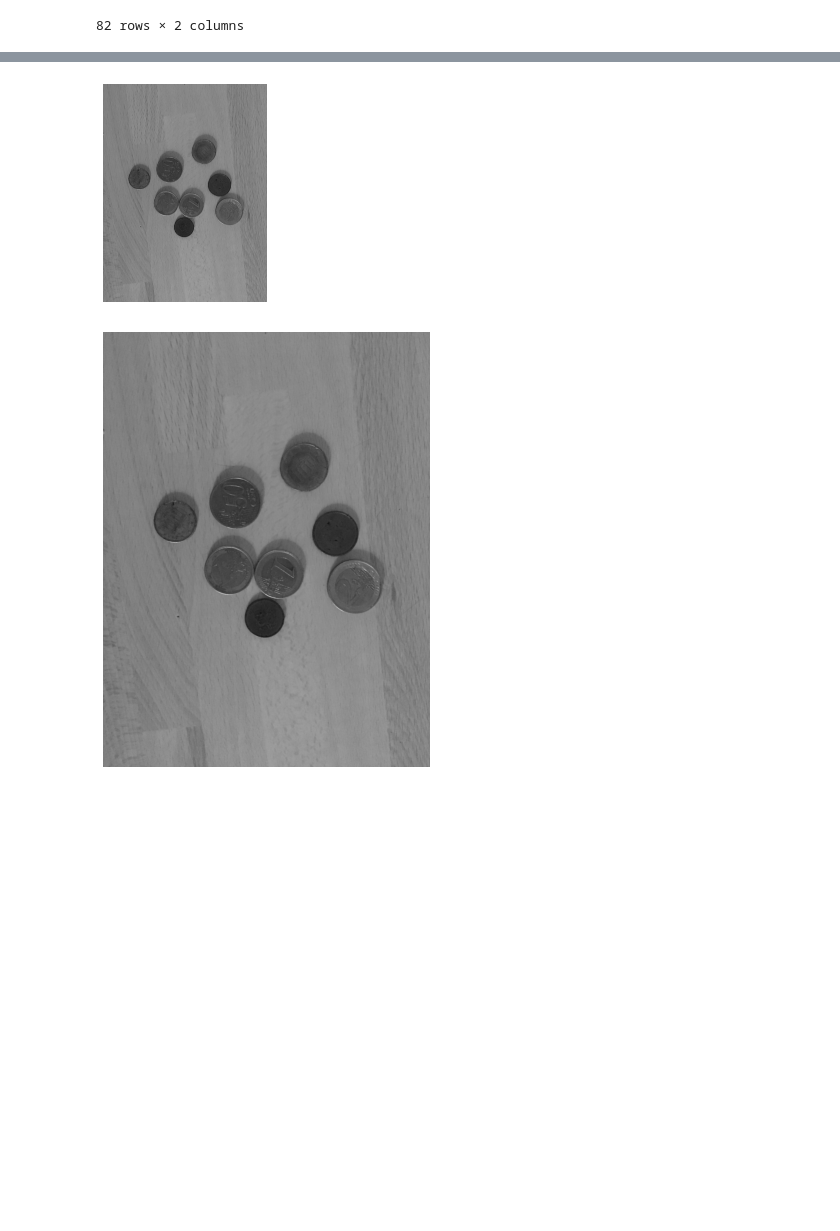
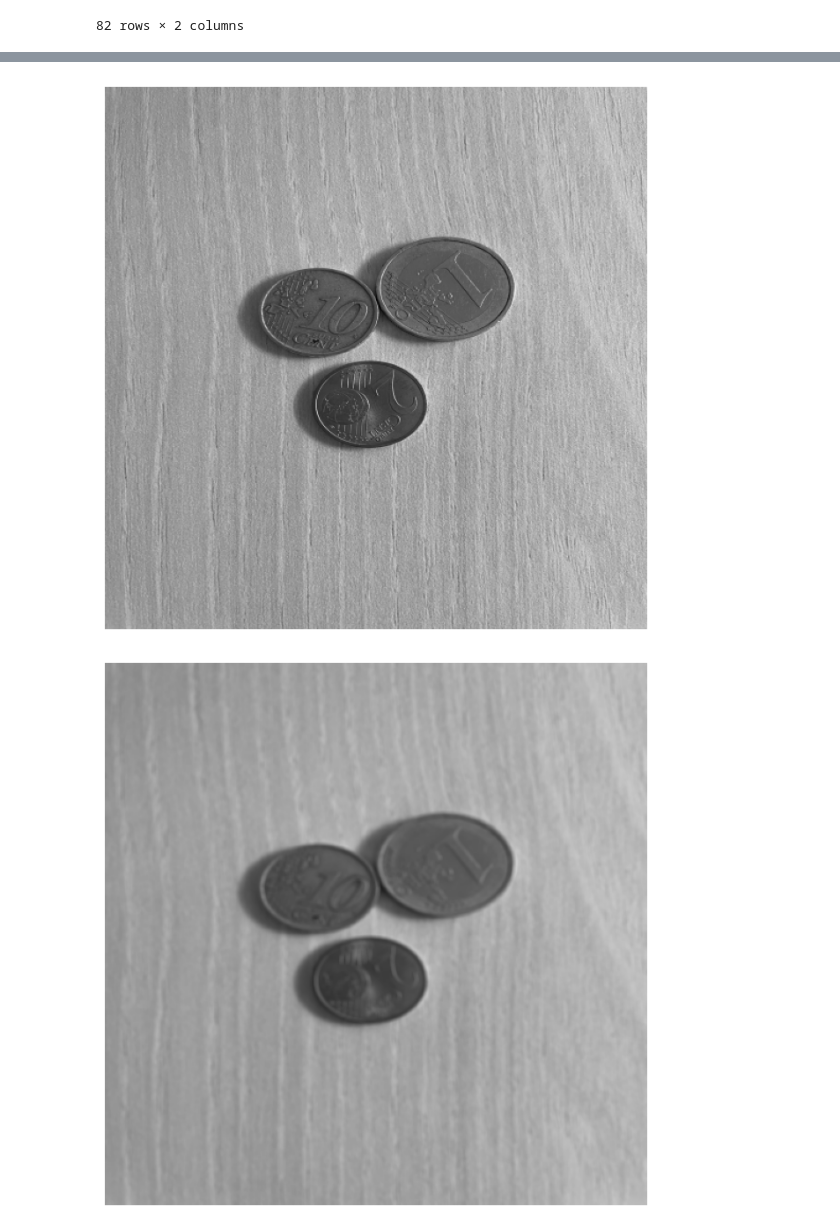
Before and after one commit to Ragnarock-16/CoinCounter, a Jupyter notebook: CoinCounter/notebook.ipynb, the cells around one changed output, grey strips where cells are left out. Saved outputs shown, nothing was run; the diff lists cells and outputs as text; code cells hidden in the pictures; blank space fills up the shorter version.

```diff
--- a/CoinCounter/notebook.ipynb
+++ b/CoinCounter/notebook.ipynb
@@ -74,8 +74,9 @@ def read_images():
 # %%
 images = read_images()
 # %%
-img = images["IMG_1642.JPG"]
+img = images["IMG_5953.jpeg"]
 img = cv2.cvtColor(img, cv2.COLOR_BGR2RGB)
+img = cv2.resize(img,(512,512),interpolation=cv2.INTER_AREA)
 # %%
 dataset
 # %% [output]
@@ -102,9 +102,10 @@ annotation
 # %%
+plt.figure(figsize=(8, 8))
 plt.imshow(img)
-plt.axis('off')  # Turn off axis
+plt.axis('off')
 plt.show()
 # %% [output]
-[figure, old version]
+[figure, new version]
 # %%
 gray = cv2.cvtColor(img, cv2.COLOR_BGR2GRAY)
 # %%
@@ -112,10 +113,10 @@ blurred = cv2.GaussianBlur(gray, (9, 9), 2)
 # %%
-plt.figure(figsize=(10, 8))  # Adjust the width and height as needed
+plt.figure(figsize=(8, 8))
 plt.imshow(cv2.cvtColor(blurred, cv2.COLOR_BGR2RGB))
 plt.axis('off')
 plt.show()
 # %% [output]
-[figure, old version]
+[figure, new version]
 # %%
 histogram = cv2.calcHist([blurred], [0], None, [256], [0, 256])
 
```
Also changed, not shown: parts of 25 cells of this notebook.
